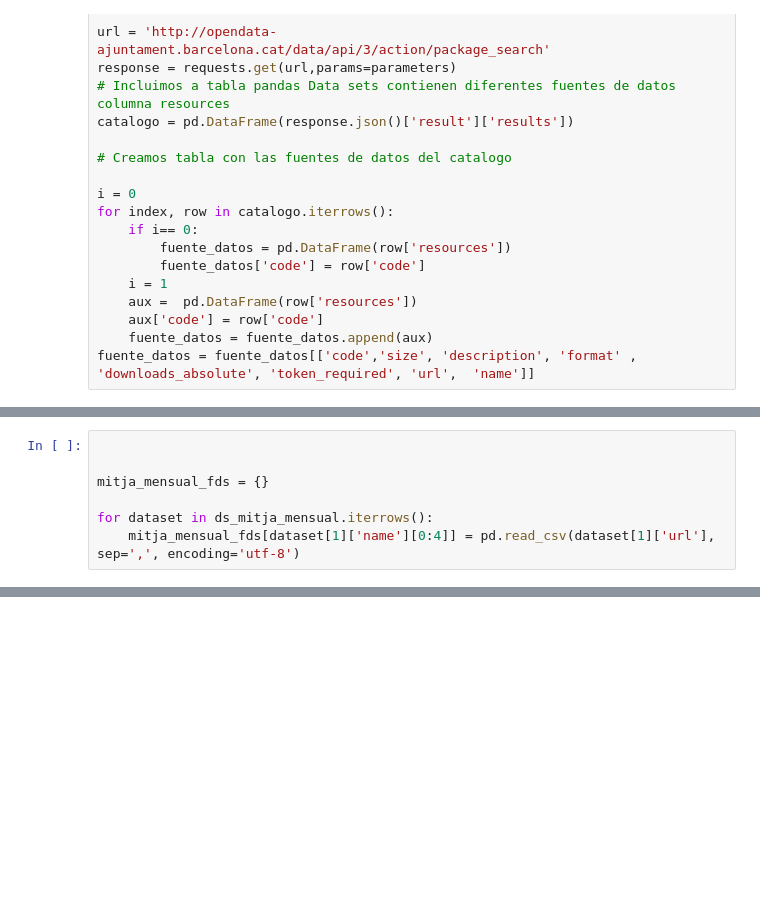
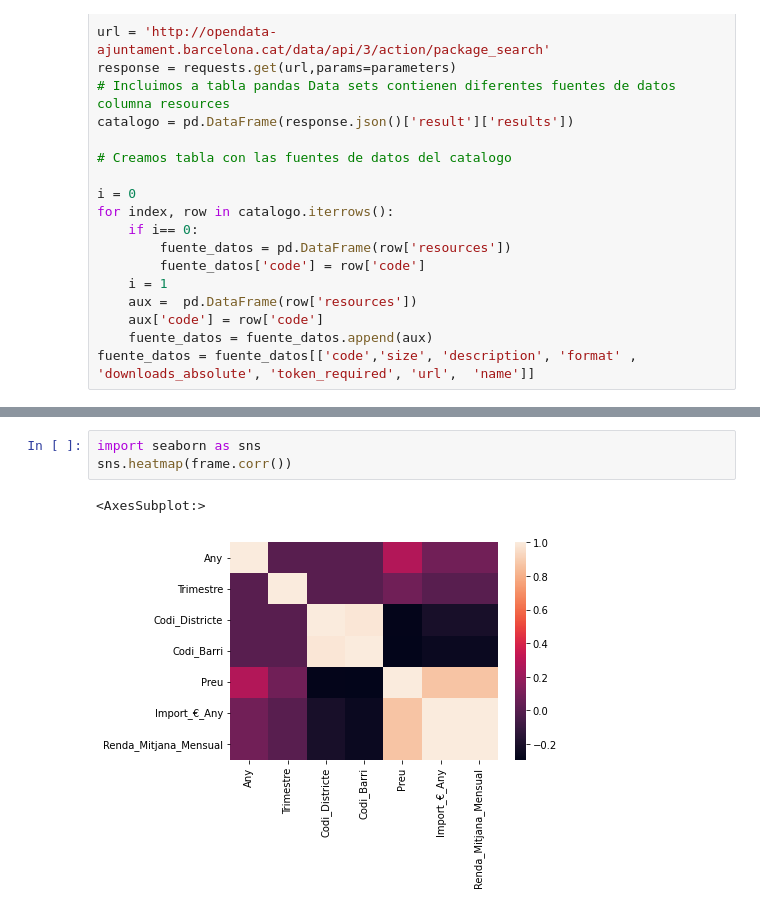
Before and after one commit to aacraf/studenthousing, a Jupyter notebook: main.ipynb, the cells around one changed output, grey strips where cells are left out. Saved outputs shown, nothing was run; the diff lists cells and outputs as text; blank space fills up the shorter version.

```diff
--- a/main.ipynb
+++ b/main.ipynb
@@ -72,7 +94,0 @@ for ds in ds_mitja_mensual.iterrows():
-# %%
-
-
-mitja_mensual_fds = {}
-
-for dataset in ds_mitja_mensual.iterrows():
-    mitja_mensual_fds[dataset[1]['name'][0:4]] = pd.read_csv(dataset[1]['url'], sep=',', encoding='utf-8')
@@ -115,0 +242,6 @@ import matplotlib.pyplot as plt
+# %%
+import seaborn as sns
+sns.heatmap(frame.corr())
+# %% [output]
+<AxesSubplot:>
+[figure, added]
```
Also changed, not shown: parts of 26 cells of this notebook, 4 other files.
